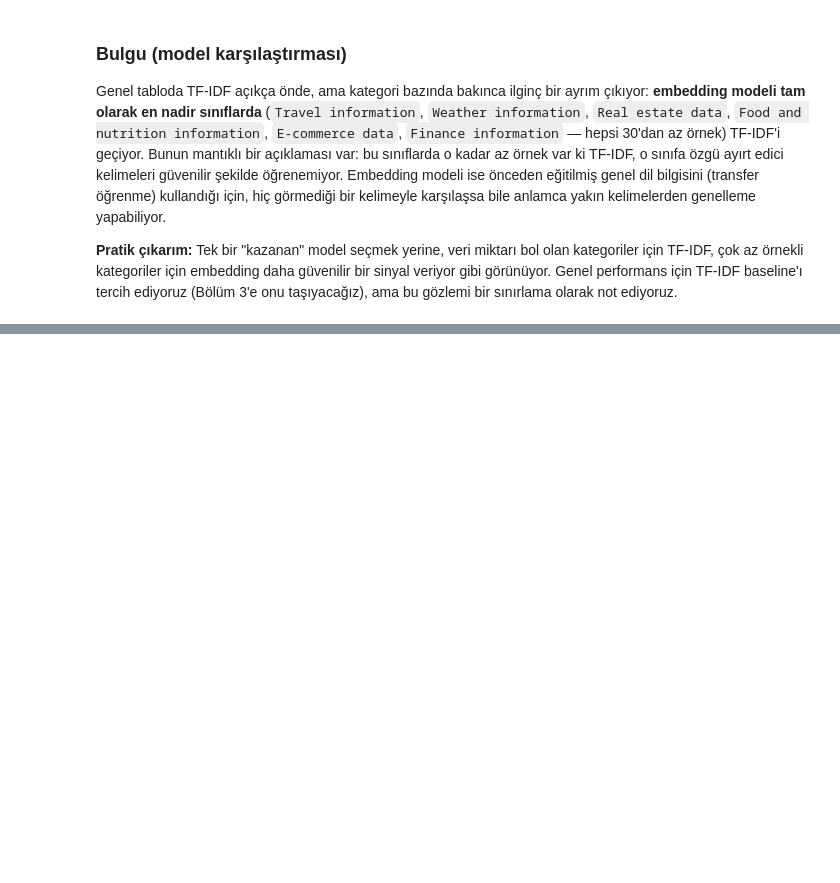
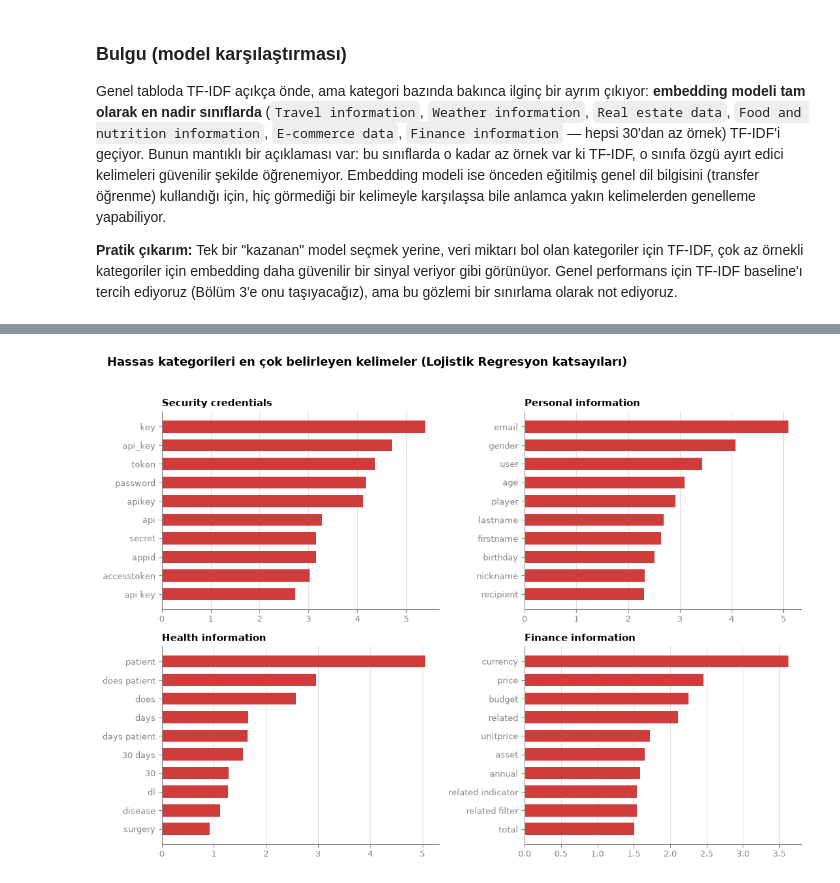
Before and after one commit to elifdikmn/DataPrivacy, a Jupyter notebook: notebooks/bolum2_modelleme.ipynb, the cells around one changed output, grey strips where cells are left out. Saved outputs shown, nothing was run; the diff lists cells and outputs as text; code cells hidden in the pictures; blank space fills up the shorter version.

```diff
--- a/notebooks/bolum2_modelleme.ipynb
+++ b/notebooks/bolum2_modelleme.ipynb
@@ -329,0 +336,15 @@ Genel tabloda TF-IDF açıkça önde, ama kategori bazında bakınca ilginç bir
+# %%
+feature_names = np.array(tfidf.get_feature_names_out())
+
+def top_words_for_class(model, class_name, n=10):
+    class_idx = list(model.classes_).index(class_name)
+    coefs = model.coef_[class_idx]
+    top_idx = np.argsort(coefs)[::-1][:n]
+    return pd.Series(coefs[top_idx], index=feature_names[top_idx])
+
+SENSITIVE_CATEGORIES = ['Security credentials', 'Personal information', 'Health information', 'Finance information']
+
+for cat in SENSITIVE_CATEGORIES:
+    print(f'--- {cat} ---')
+    print(top_words_for_class(baseline_model, cat, n=10).round(2).to_string())
+    print()
@@ -329,0 +369,21 @@ Genel tabloda TF-IDF açıkça önde, ama kategori bazında bakınca ilginç bir
+# %%
+COLOR_SENSITIVE = '#d03b3b'
+
+fig, axes = plt.subplots(2, 2, figsize=(11, 8))
+
+for ax, cat in zip(axes.flat, SENSITIVE_CATEGORIES):
+    top_words = top_words_for_class(baseline_model, cat, n=10).sort_values()
+    ax.barh(top_words.index, top_words.values, color=COLOR_SENSITIVE, height=0.65)
+    ax.set_title(cat, loc='left', fontsize=11, fontweight='bold')
+    ax.spines[['top', 'right']].set_visible(False)
+    ax.spines[['left', 'bottom']].set_color(COLOR_MUTED)
+    ax.tick_params(colors=COLOR_MUTED, labelsize=9)
+    ax.grid(axis='x', color='#e1e0d9', linewidth=0.8)
+    ax.set_axisbelow(True)
+
+fig.suptitle('Hassas kategorileri en çok belirleyen kelimeler (Lojistik Regresyon katsayıları)',
+             x=0.02, ha='left', fontsize=13, fontweight='bold')
+plt.tight_layout(rect=[0, 0, 1, 0.96])
+plt.show()
+# %% [output]
+[figure, added]
```
Also changed, not shown: parts of 3 cells of this notebook.
